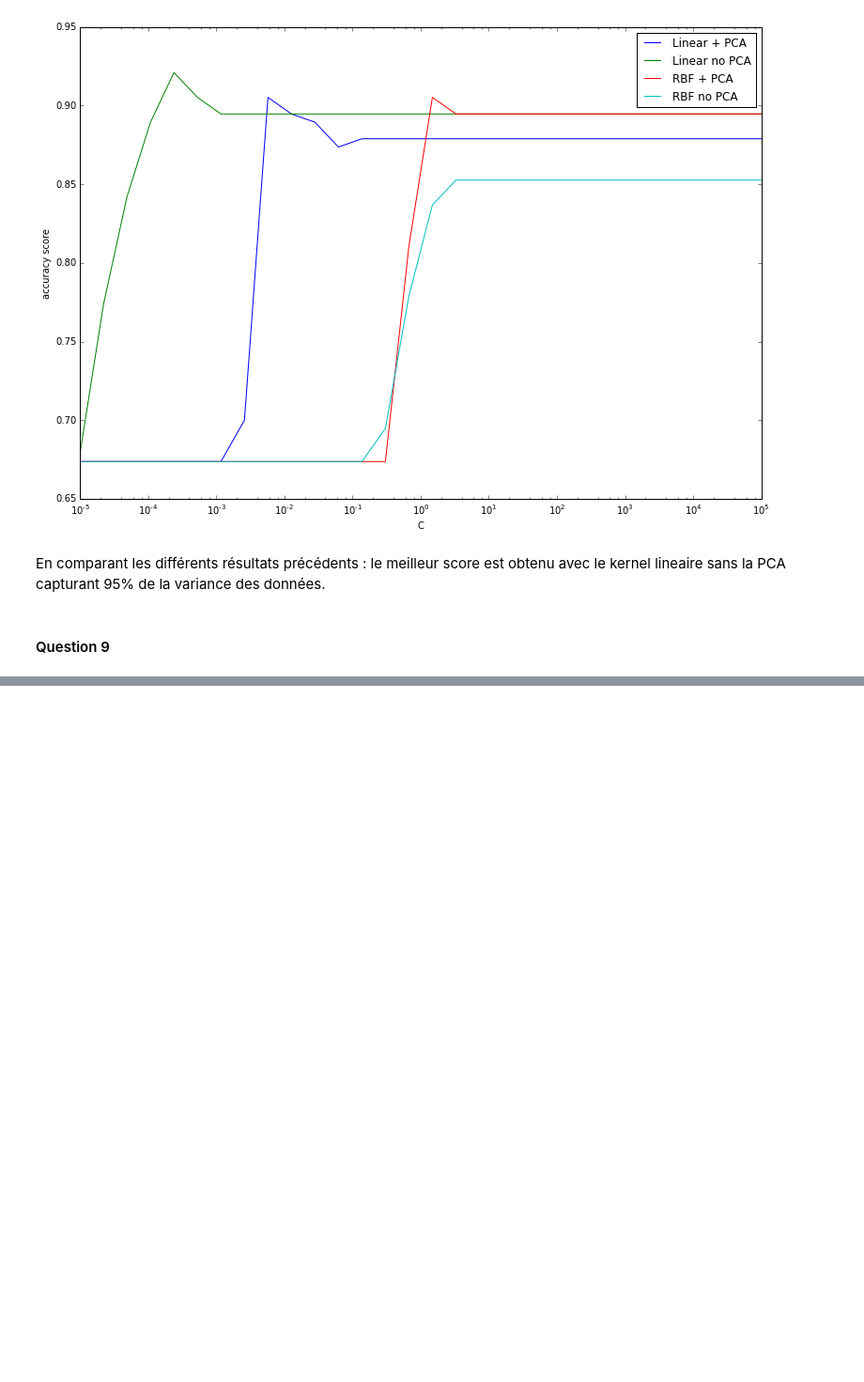
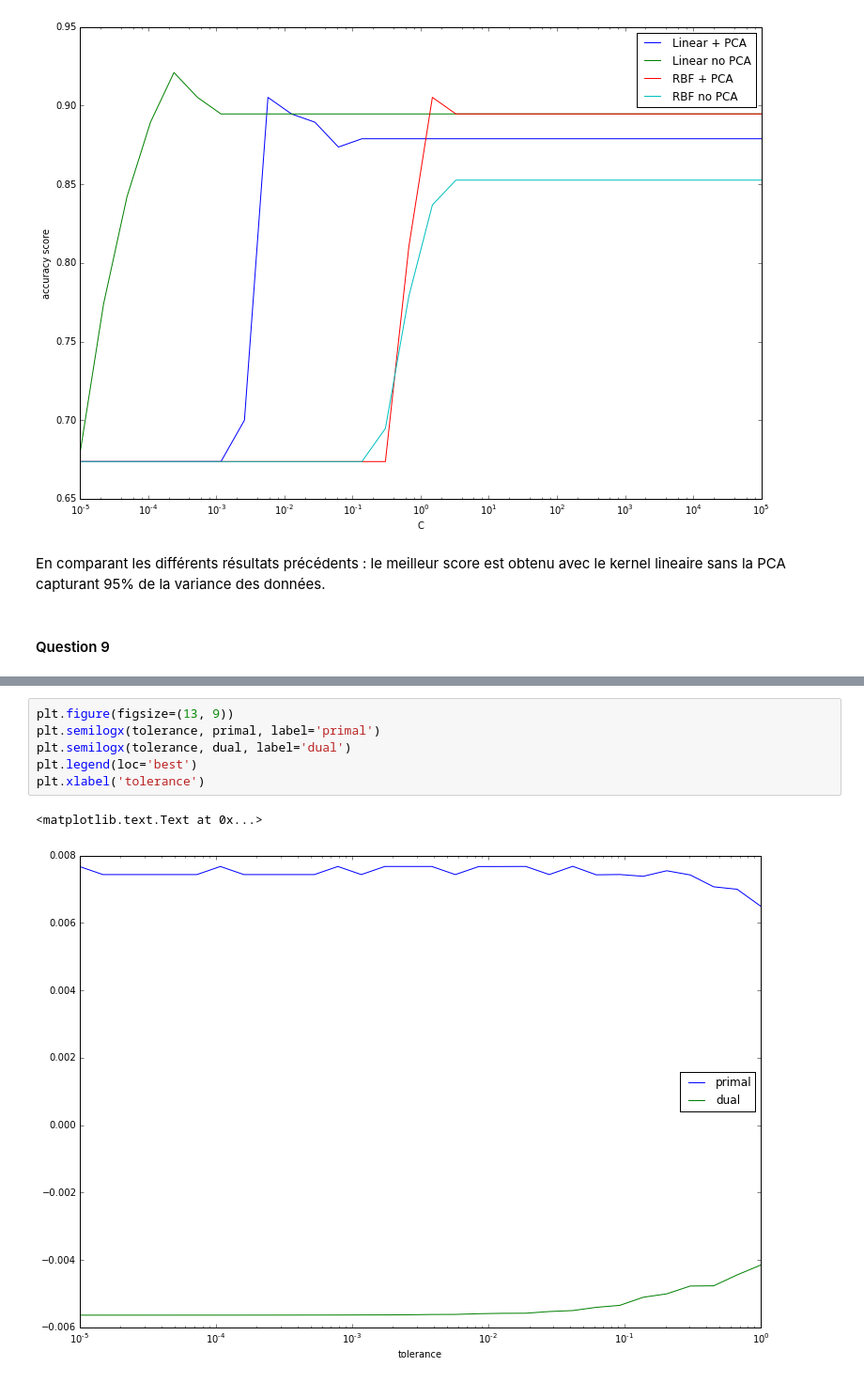
Before and after one commit to maxkub/python_stats, a Jupyter notebook: TP_SVM/Maxime_Kubryk_TP_SVM.ipynb, the cells around one changed output, grey strips where cells are left out. Shown: that part at 94% size. Drawn from its saved outputs; the diff is of its cells as text; blank space fills up the shorter version.

```diff
--- a/TP_SVM/Maxime_Kubryk_TP_SVM.ipynb
+++ b/TP_SVM/Maxime_Kubryk_TP_SVM.ipynb
@@ -472 +516,10 @@ for i in range(len(tolerance)):
+# %%
+plt.figure(figsize=(13, 9))
+plt.semilogx(tolerance, primal, label='primal')
+plt.semilogx(tolerance, dual, label='dual')
+plt.legend(loc='best')
+plt.xlabel('tolerance')
+# %% [output]
+<matplotlib.text.Text at 0x...>
+[figure, added]
 # %%
```
Also changed, not shown: parts of 4 cells of this notebook.
